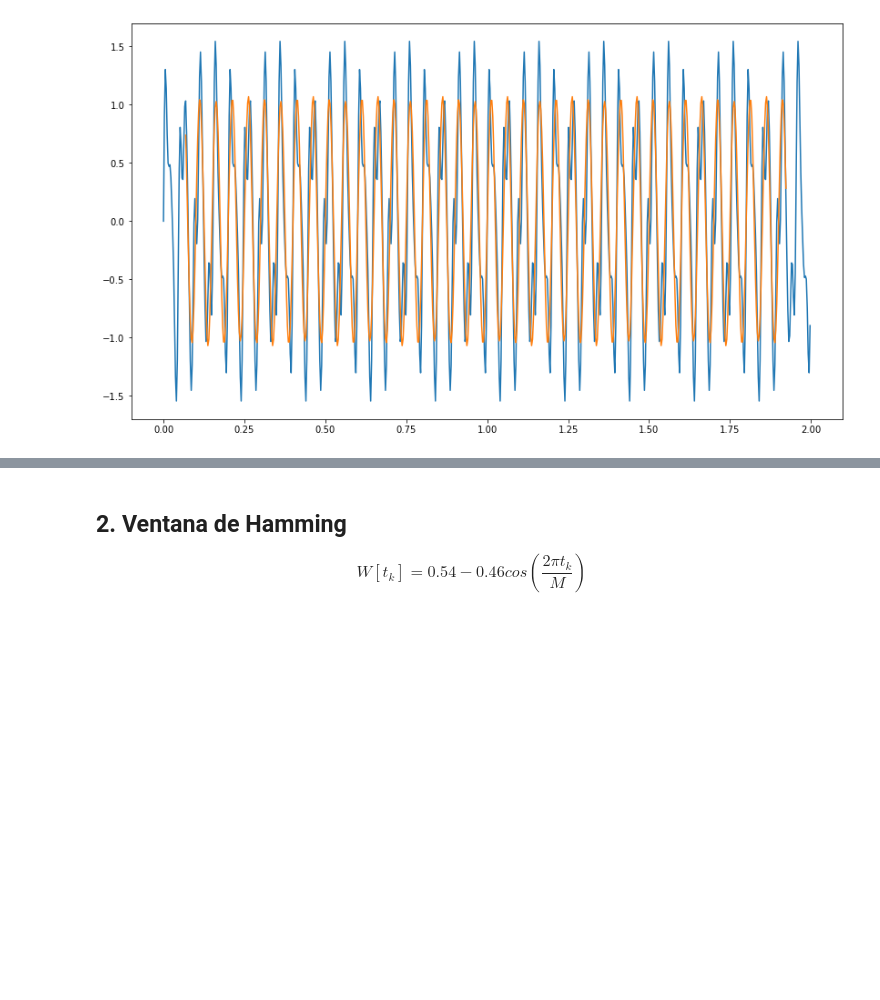
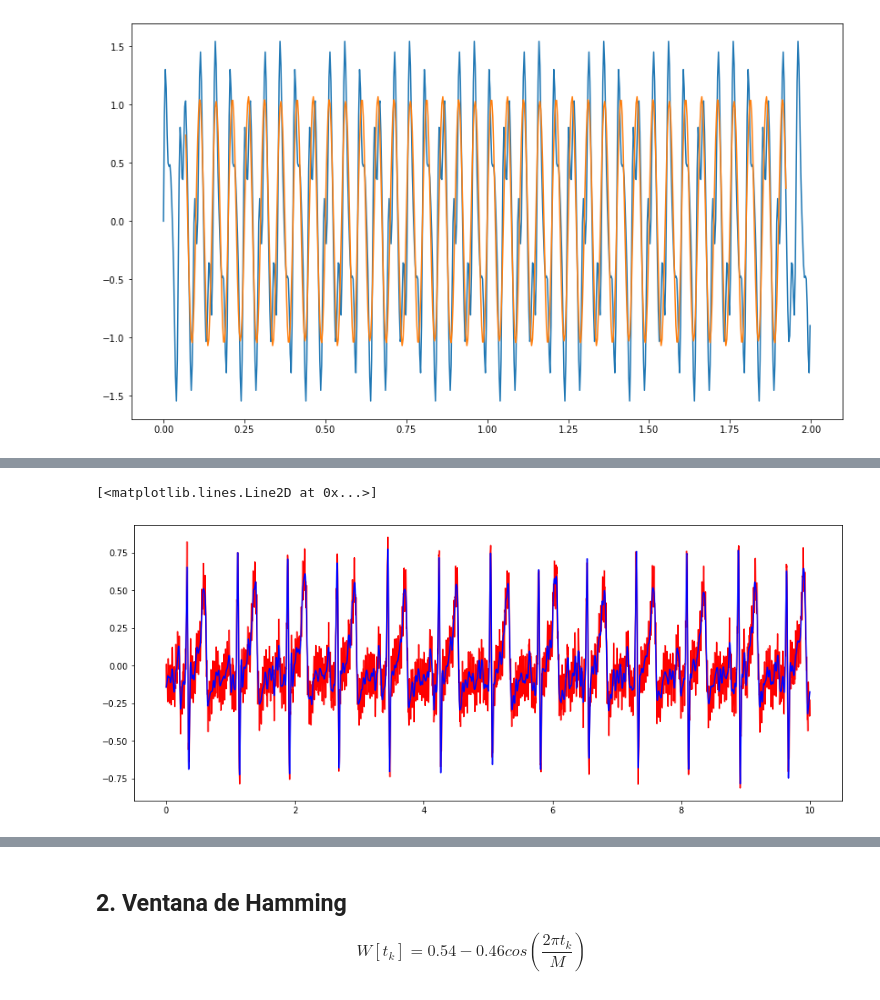
Before and after one commit to Poswer96/filtra_23-i, a Jupyter notebook: src/Filtros FIR/Filtros FIR Pasa Bajas. Diseño con Ventanas.ipynb, the cells around one changed output, grey strips where cells are left out. Drawn from its saved outputs; the diff is of its cells as text; code cells hidden in the pictures; blank space fills up the shorter version.

```diff
--- a/src/Filtros FIR/Filtros FIR Pasa Bajas. Diseño con Ventanas.ipynb
+++ b/src/Filtros FIR/Filtros FIR Pasa Bajas. Diseño con Ventanas.ipynb
@@ -184,0 +228,9 @@ plt.plot(t[M//2-1:-M//2], y_filt[M//2-1:-M//2])
+# %%
+ecg_noise = ecg + 0.1*np.sin(2*np.pi * 35*t) + 0.075*np.sin(2*np.pi * 75*t)
+
+plt.figure(figsize=(15, 6))
+plt.plot(t, ecg_noise, 'red')
+plt.plot(t, ecg      , 'blue')
+# %% [output]
+[<matplotlib.lines.Line2D at 0x...>]
+[figure, added]
```
Also changed, not shown: parts of 12 cells of this notebook.
